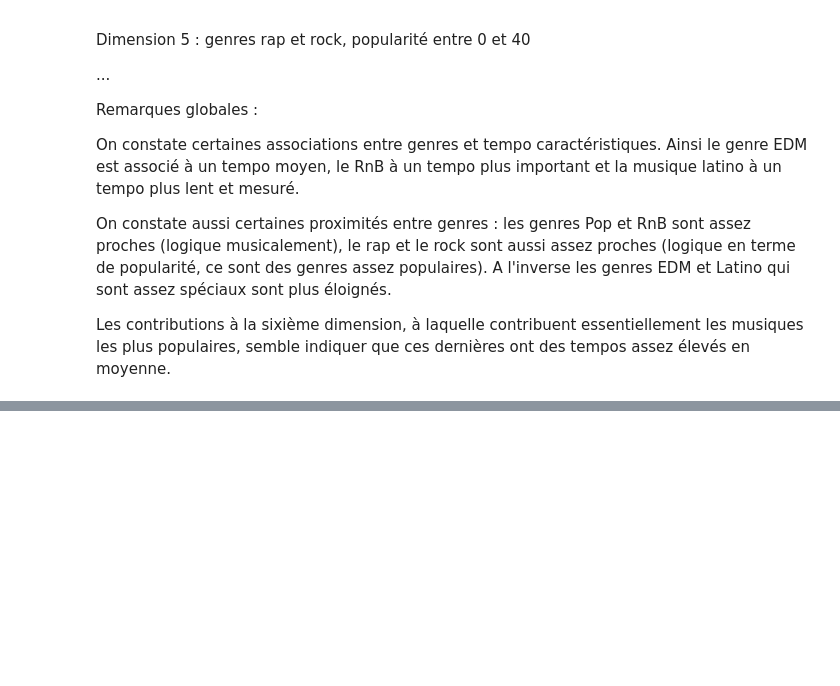
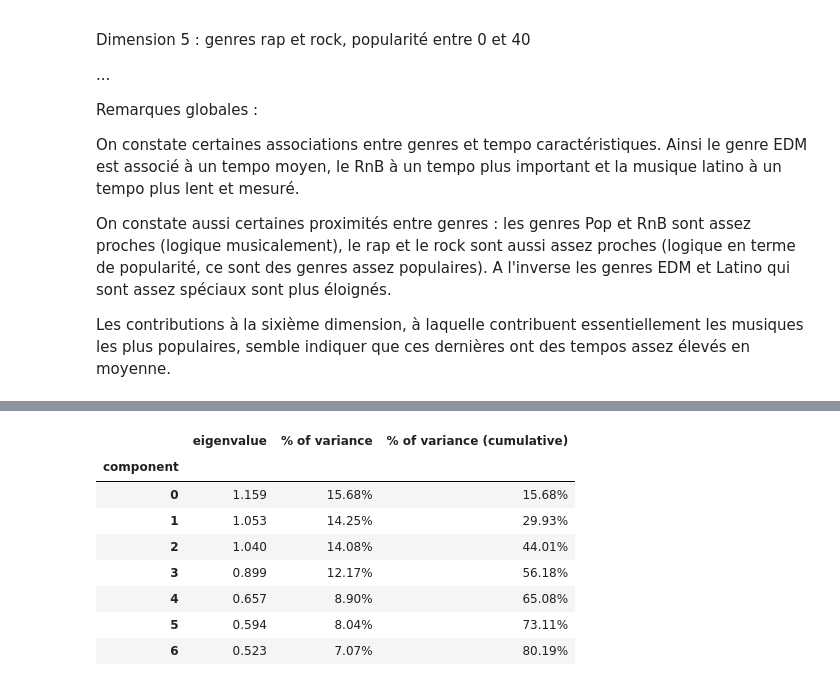
Before and after one commit to P-Point-all/Data_Science_Spotify, a Jupyter notebook: Data_Spotify_Python.ipynb, the cells around one changed output, grey strips where cells are left out. Cells and saved outputs as stored; diff of their text form; code cells hidden in the pictures; blank space fills up the shorter version.

```diff
--- a/Data_Spotify_Python.ipynb
+++ b/Data_Spotify_Python.ipynb
@@ -1013,0 +1038,5 @@ Les contributions à la sixième dimension, à laquelle contribuent essentiellem
+# %%
+song_dec = song_dec[song_dec['track_album_release_year'] <= 2000]
+song_dec['key'] = song_dec['key'].astype(int)
+song_dec['mode'] = song_dec['mode'].astype(int)
+song_dec.info()
@@ -1013,0 +1070,31 @@ Les contributions à la sixième dimension, à laquelle contribuent essentiellem
+# %%
+song_dec_wy = song_dec.drop("track_album_release_year", axis = 1)
+dict_indexes = {
+    "physical" : ["danceability", "energy", "loudness", "speechiness", "acousticness", "instrumentalness", "liveness", "valence"],
+    "music" : ["key", "mode"],
+    "duration" : ["duration_s"],
+    "tempo" : ["tempo"]
+}
+mfa = prince.MFA(
+    n_components=7,
+    n_iter=3,
+    copy=True,
+    check_input=True,
+    engine='sklearn',
+    random_state=42
+)
+mfa = mfa.fit(
+    song_dec_wy, groups = dict_indexes
+)
+# %%
+mfa.eigenvalues_summary
+# %% [output]
+|  | eigenvalue | % of variance | % of variance (cumulative) |
+| component |  |  |  |
+| 0 | 1.159 | 15.68% | 15.68% |
+| 1 | 1.053 | 14.25% | 29.93% |
+| 2 | 1.040 | 14.08% | 44.01% |
+| 3 | 0.899 | 12.17% | 56.18% |
+| 4 | 0.657 | 8.90% | 65.08% |
+| 5 | 0.594 | 8.04% | 73.11% |
+| 6 | 0.523 | 7.07% | 80.19% |
```
Also changed, not shown: parts of 14 cells of this notebook, 1 other file.
